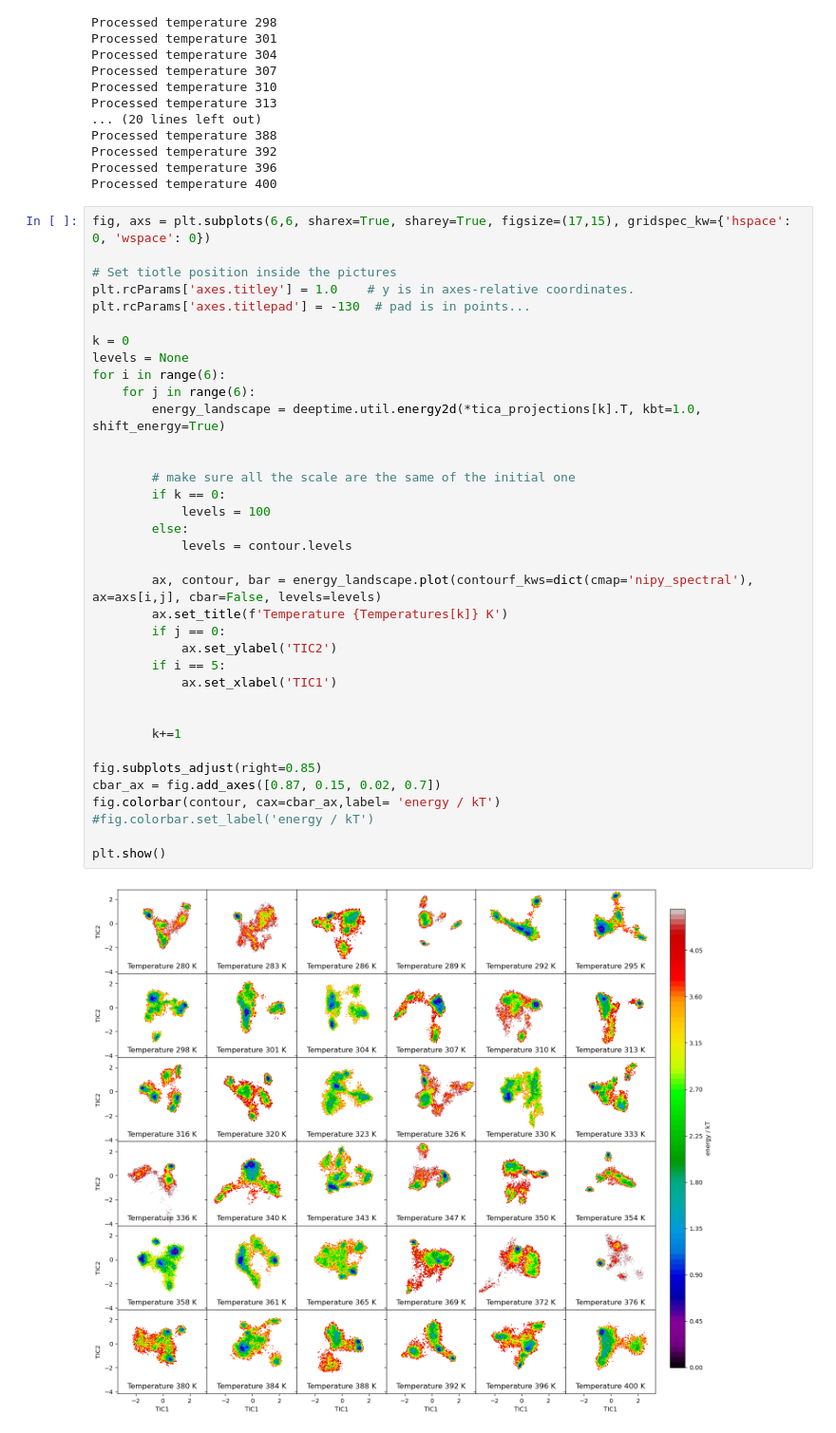
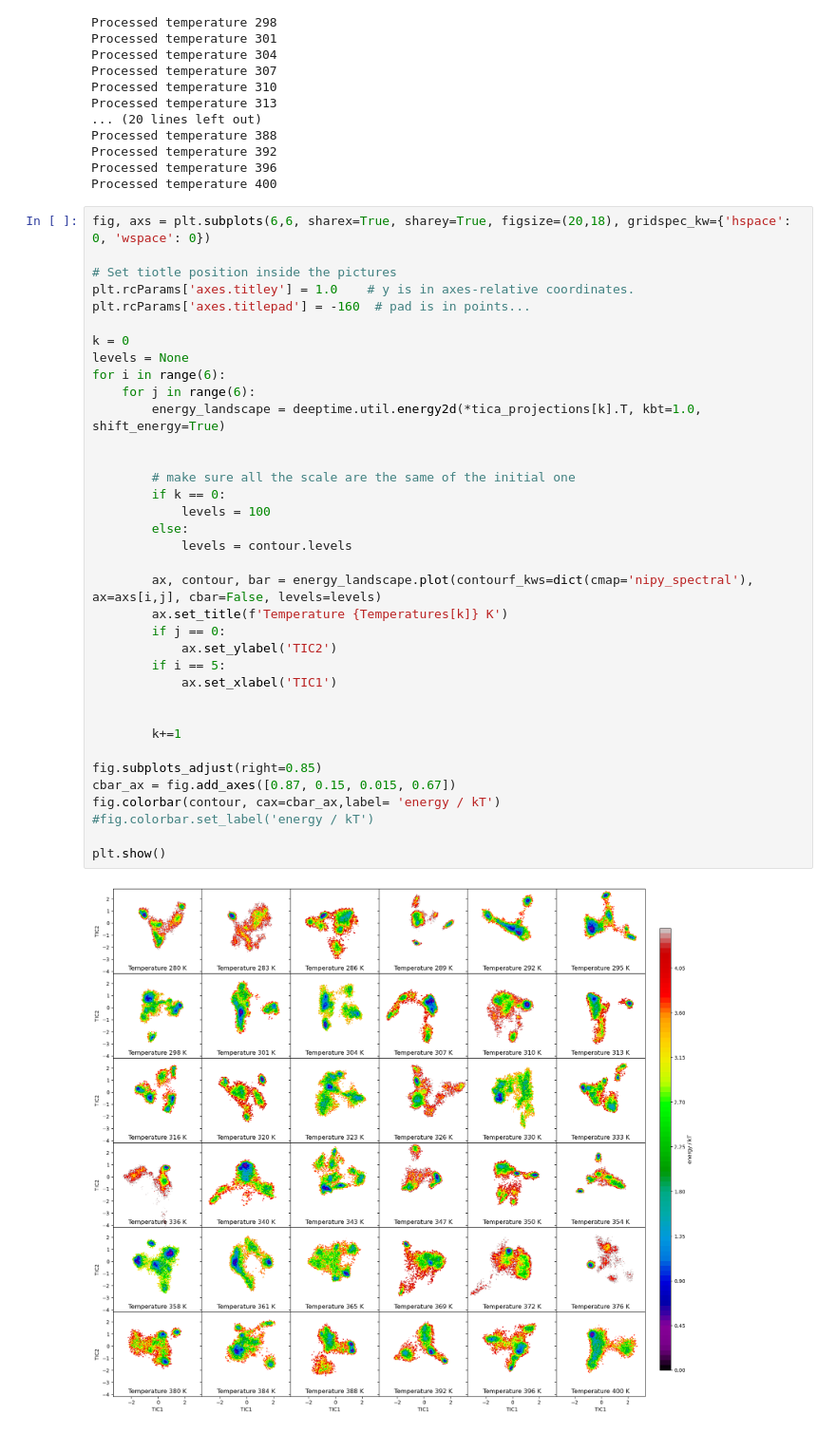
Before and after one commit to jacopoventurin/replica1, a Jupyter notebook: termo_analysis _all.ipynb, the cells around one changed output. Shown: that part at 95% size. Drawn from its saved outputs; the diff is of its cells as text.

Commit message:
plot improve

```diff
--- a/termo_analysis _all.ipynb
+++ b/termo_analysis _all.ipynb
@@ -71,40 +71,40 @@ Processed temperature 392
 Processed temperature 396
 Processed temperature 400
 # %%
-fig, axs = plt.subplots(6,6, sharex=True, sharey=True, figsize=(17,15), gridspec_kw={'hspace': 0, 'wspace': 0})
+fig, axs = plt.subplots(6,6, sharex=True, sharey=True, figsize=(20,18), gridspec_kw={'hspace': 0, 'wspace': 0})
 
 # Set tiotle position inside the pictures
 plt.rcParams['axes.titley'] = 1.0    # y is in axes-relative coordinates.
-plt.rcParams['axes.titlepad'] = -130  # pad is in points...
+plt.rcParams['axes.titlepad'] = -160  # pad is in points...
 
 k = 0
 levels = None
 for i in range(6):
     for j in range(6):
         energy_landscape = deeptime.util.energy2d(*tica_projections[k].T, kbt=1.0, shift_energy=True)
 
 
         # make sure all the scale are the same of the initial one
         if k == 0:
             levels = 100
         else:
             levels = contour.levels
 
         ax, contour, bar = energy_landscape.plot(contourf_kws=dict(cmap='nipy_spectral'), ax=axs[i,j], cbar=False, levels=levels)
         ax.set_title(f'Temperature {Temperatures[k]} K')
         if j == 0:
             ax.set_ylabel('TIC2')
         if i == 5:
             ax.set_xlabel('TIC1')
 
 
         k+=1
 
 fig.subplots_adjust(right=0.85)
-cbar_ax = fig.add_axes([0.87, 0.15, 0.02, 0.7])
+cbar_ax = fig.add_axes([0.87, 0.15, 0.015, 0.67])
 fig.colorbar(contour, cax=cbar_ax,label= 'energy / kT')
 #fig.colorbar.set_label('energy / kT')
 
 plt.show()
 # %% [output]
-[figure, old version]
+[figure, new version]
```
